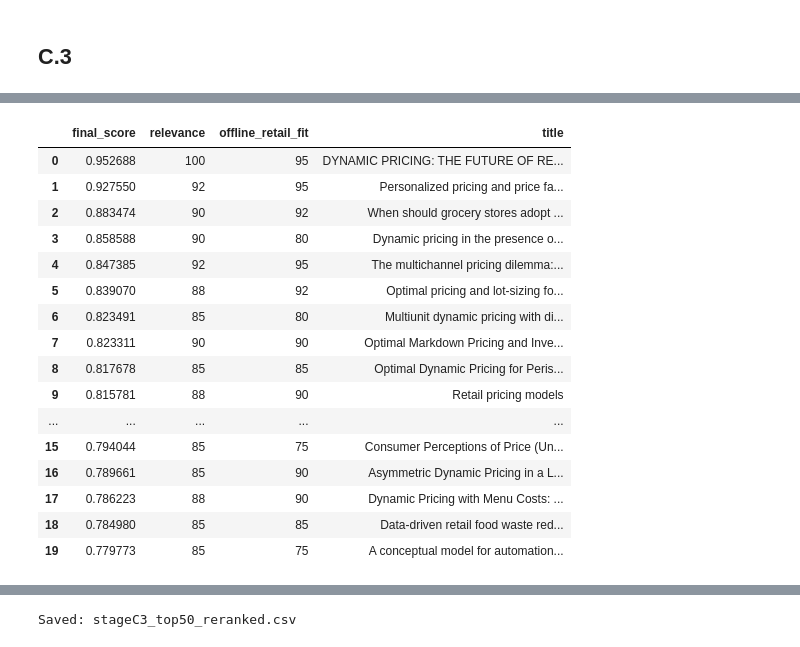
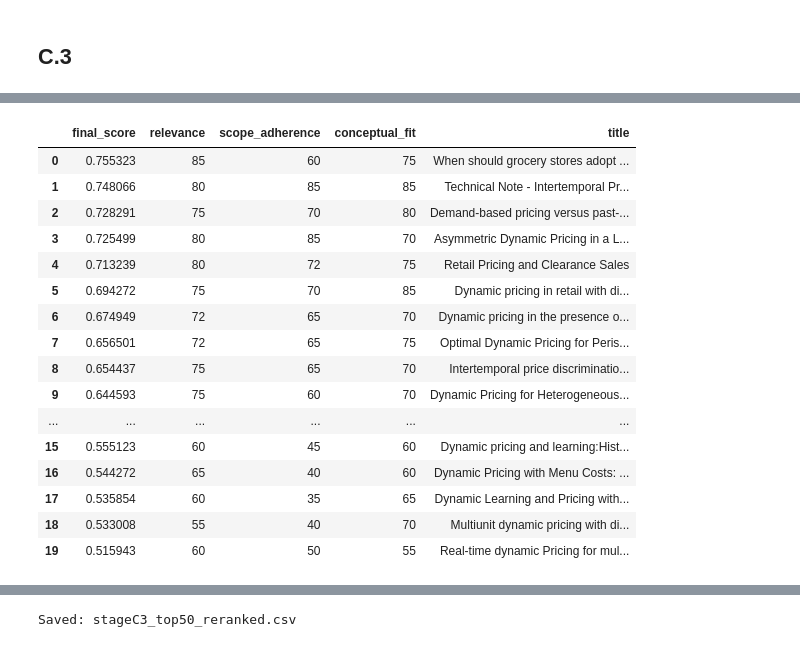
Before and after one commit to mrlmueller/instantpaper-demo, a Jupyter notebook: sources.ipynb, the cells around one changed output, grey strips where cells are left out. Drawn from its saved outputs; the diff is of its cells as text; code cells hidden in the pictures.

```diff
--- a/sources.ipynb
+++ b/sources.ipynb
@@ -625,8 +850,8 @@ import pandas as pd
 
 from sklearn.metrics.pairwise import cosine_similarity
 
-# Use main + facets as separate "retrieval queries"
-query_texts = [profile["main_query"]] + profile.get("facet_queries", [])
+# Use main + facets as separate "retrieval queries" (repeat main for extra weight downstream)
+query_texts = [blueprint["main_query"], blueprint["main_query"]] + blueprint.get("facet_queries", [])
 
 TOP_PER_QUERY = 250  # tune: 150–400 are common; larger = more embedding cost
 
@@ -753,22 +978,31 @@ qN = l2_normalize(query_embeds)
 
 S = docN @ qN.T
 score_embed_max = S.max(axis=1)
+score_embed_mean_top3 = np.sort(S, axis=1)[:, -3:].mean(axis=1)
 
 df_pool = df_pool.copy()
 df_pool["score_embed_max"] = df_pool["merge_key"].astype(str).map(lambda k: score_embed_max[key_to_i[k]])
+df_pool["score_embed_mean_top3"] = df_pool["merge_key"].astype(str).map(lambda k: score_embed_mean_top3[key_to_i[k]])
+
 df_pool["score_embed_norm"] = minmax(df_pool["score_embed_max"].values)
+df_pool["score_embed_mean_top3_norm"] = minmax(df_pool["score_embed_mean_top3"].values)
+
+# Blend best-hit + breadth (main query was repeated upstream to add weight here)
+W_EMBED_MAX = 0.70
+W_EMBED_BREADTH = 0.30
+df_pool["score_embed_combo"] = W_EMBED_MAX * df_pool["score_embed_norm"] + W_EMBED_BREADTH * df_pool["score_embed_mean_top3_norm"]
 
 # normalize tfidf within pool for fair fusion
 df_pool["score_tfidf_norm"] = minmax(df_pool["score_tfidf"].values)
 
 W_EMBED = 0.60
 W_TFIDF = 0.40
-df_pool["score_relevance_hybrid"] = W_EMBED * df_pool["score_embed_norm"] + W_TFIDF * df_pool["score_tfidf_norm"]
+df_pool["score_relevance_hybrid"] = W_EMBED * df_pool["score_embed_combo"] + W_TFIDF * df_pool["score_tfidf_norm"]
 
 CITE_WEIGHT = 0.08
 df_pool["score_hybrid_pool"] = (1 - CITE_WEIGHT) * df_pool["score_relevance_hybrid"] + CITE_WEIGHT * df_pool["score_cite_norm"]
 
 df_pool.sort_values("score_hybrid_pool", ascending=False).head(10)[
-    ["title","score_embed_max","score_tfidf","score_hybrid_pool","score_stageC1"]
+    ["title","score_embed_max","score_embed_mean_top3","score_tfidf","score_hybrid_pool","score_stageC1"]
 ]
 # %% [output]
@@ -1045,6 +1298,6 @@ df_scores.head()
 # %%
-mx = df_scores[["relevance","conceptual","offline_retail_fit"]].max().max()
-mn = df_scores[["relevance","conceptual","offline_retail_fit"]].min().min()
+mx = df_scores[["relevance","conceptual_fit","scope_adherence"]].max().max()
+mn = df_scores[["relevance","conceptual_fit","scope_adherence"]].min().min()
 print("Score range:", mn, "to", mx)
-df_scores[["relevance","conceptual","offline_retail_fit","notes"]].head(10)
+df_scores[["relevance","conceptual_fit","scope_adherence","facet_hits","notes"]].head(10)
 # %% [output]
@@ -1076,14 +1329,17 @@ df_llm2 = pd.concat([df_llm.reset_index(drop=True), df_scores.reset_index(drop=T
 
 # Normalize to 0..1
 df_llm2["rel_norm"] = df_llm2["relevance"] / 100.0
-df_llm2["concept_norm"] = df_llm2["conceptual"] / 100.0
-df_llm2["offline_norm"] = df_llm2["offline_retail_fit"] / 100.0
+df_llm2["concept_norm"] = df_llm2["conceptual_fit"] / 100.0
+df_llm2["scope_norm"] = df_llm2["scope_adherence"] / 100.0
 
-# Primary: LLM scope judgment
+# Primary: LLM rubric judgment
+W_REL = 0.60
+W_CONCEPT = 0.20
+W_SCOPE = 0.20
 df_llm2["score_stageC3"] = (
-    0.60 * df_llm2["rel_norm"] +
-    0.25 * df_llm2["concept_norm"] +
-    0.15 * df_llm2["offline_norm"]
+    W_REL * df_llm2["rel_norm"] +
+    W_CONCEPT * df_llm2["concept_norm"] +
+    W_SCOPE * df_llm2["scope_norm"]
 )
 
 # Secondary tie-break: your hybrid semantic score (from Option 3 pool rerank)
@@ -1098,8 +1354,8 @@ top50 = (
 )
 
 cols = [
-    "final_score","relevance","conceptual","offline_retail_fit",
-    "title","year","venue","sources","doi_norm","notes"
+    "final_score","relevance","conceptual_fit","scope_adherence",
+    "title","year","venue","sources","doi_norm","facet_hits","notes"
 ]
 top50[cols]
 # %% [output]
@@ -1123,22 +1379,22 @@ top50[cols]
 # %%
 # Inspect top 20 titles quickly
-top50[["final_score","relevance","offline_retail_fit","title"]].head(20)
+top50[["final_score","relevance","scope_adherence","conceptual_fit","title"]].head(20)
 # %% [output]
-|  | final_score | relevance | offline_retail_fit | title |
-| 0 | 0.952688 | 100 | 95 | DYNAMIC PRICING: THE FUTURE OF RE... |
-| 1 | 0.927550 | 92 | 95 | Personalized pricing and price fa... |
-| 2 | 0.883474 | 90 | 92 | When should grocery stores adopt ... |
-| 3 | 0.858588 | 90 | 80 | Dynamic pricing in the presence o... |
-| 4 | 0.847385 | 92 | 95 | The multichannel pricing dilemma:... |
-| 5 | 0.839070 | 88 | 92 | Optimal pricing and lot-sizing fo... |
-| 6 | 0.823491 | 85 | 80 | Multiunit dynamic pricing with di... |
-| 7 | 0.823311 | 90 | 90 | Optimal Markdown Pricing and Inve... |
-| 8 | 0.817678 | 85 | 85 | Optimal Dynamic Pricing for Peris... |
-| 9 | 0.815781 | 88 | 90 | Retail pricing models |
-| ... | ... | ... | ... | ... |
-| 15 | 0.794044 | 85 | 75 | Consumer Perceptions of Price (Un... |
-| 16 | 0.789661 | 85 | 90 | Asymmetric Dynamic Pricing in a L... |
-| 17 | 0.786223 | 88 | 90 | Dynamic Pricing with Menu Costs: ... |
-| 18 | 0.784980 | 85 | 85 | Data-driven retail food waste red... |
-| 19 | 0.779773 | 85 | 75 | A conceptual model for automation... |
+|  | final_score | relevance | scope_adherence | conceptual_fit | title |
+| 0 | 0.755323 | 85 | 60 | 75 | When should grocery stores adopt ... |
+| 1 | 0.748066 | 80 | 85 | 85 | Technical Note - Intertemporal Pr... |
+| 2 | 0.728291 | 75 | 70 | 80 | Demand-based pricing versus past-... |
+| 3 | 0.725499 | 80 | 85 | 70 | Asymmetric Dynamic Pricing in a L... |
+| 4 | 0.713239 | 80 | 72 | 75 | Retail Pricing and Clearance Sales |
+| 5 | 0.694272 | 75 | 70 | 85 | Dynamic pricing in retail with di... |
+| 6 | 0.674949 | 72 | 65 | 70 | Dynamic pricing in the presence o... |
+| 7 | 0.656501 | 72 | 65 | 75 | Optimal Dynamic Pricing for Peris... |
+| 8 | 0.654437 | 75 | 65 | 70 | Intertemporal price discriminatio... |
+| 9 | 0.644593 | 75 | 60 | 70 | Dynamic Pricing for Heterogeneous... |
+| ... | ... | ... | ... | ... | ... |
+| 15 | 0.555123 | 60 | 45 | 60 | Dynamic pricing and learning:Hist... |
+| 16 | 0.544272 | 65 | 40 | 60 | Dynamic Pricing with Menu Costs: ... |
+| 17 | 0.535854 | 60 | 35 | 65 | Dynamic Learning and Pricing with... |
+| 18 | 0.533008 | 55 | 40 | 70 | Multiunit dynamic pricing with di... |
+| 19 | 0.515943 | 60 | 50 | 55 | Real-time dynamic Pricing for mul... |
 # %%
```
Also changed, not shown: parts of 42 cells of this notebook.
